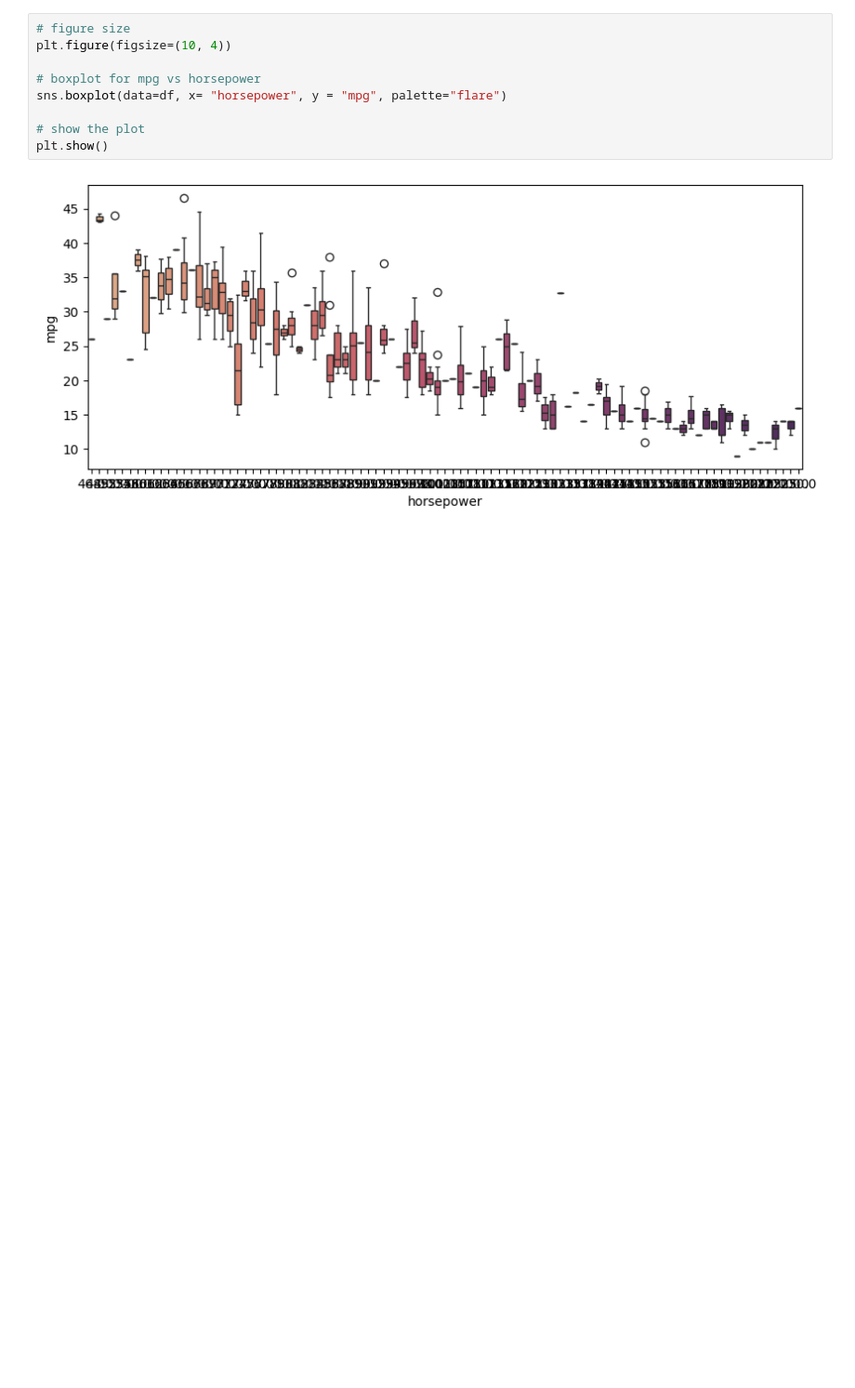
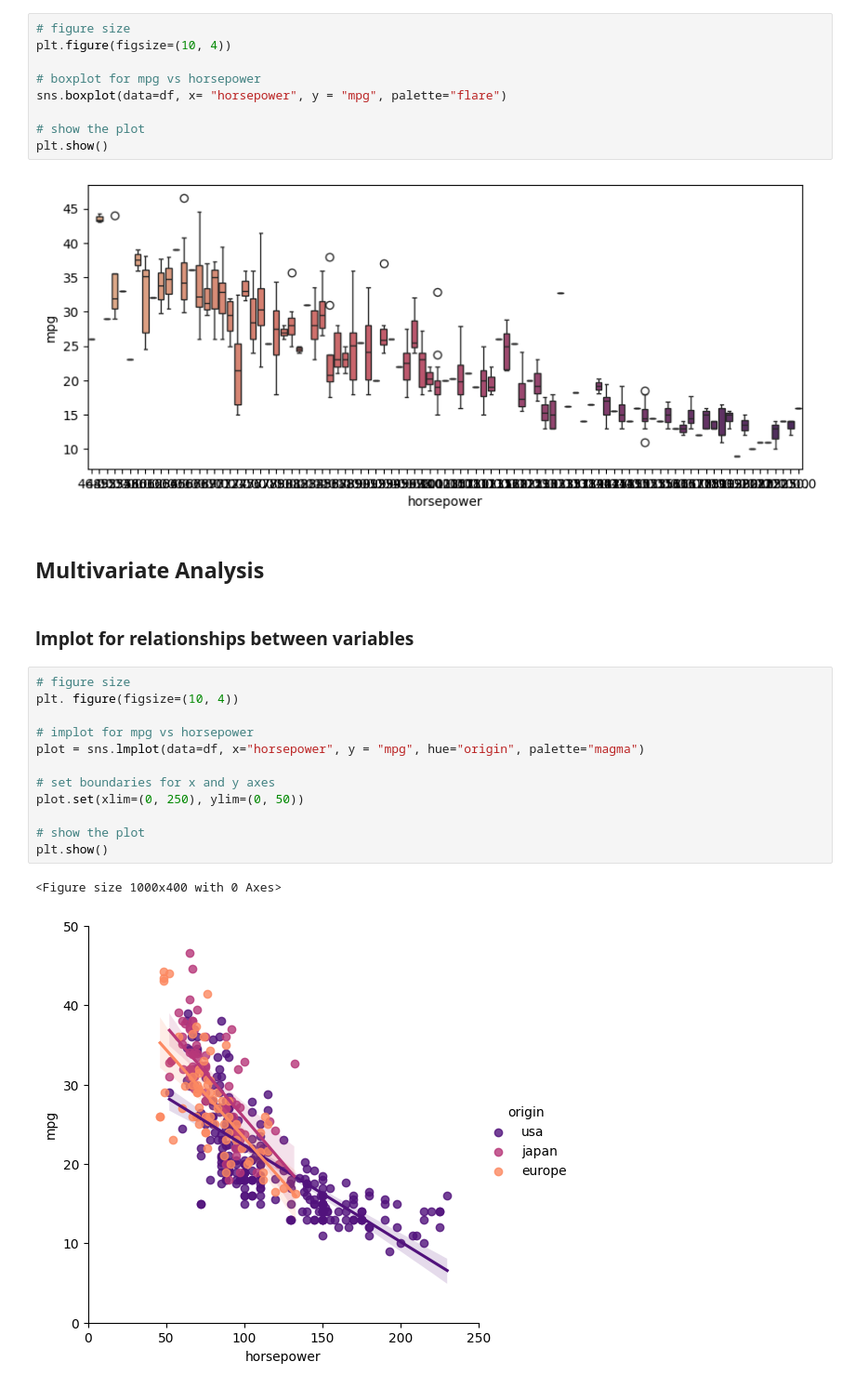
Before and after one commit to tshihab07/MPG-Forecasting-Model, a Jupyter notebook: MPG Forecasting Model.ipynb, the cells around one changed output. Shown at 93% size. Cells and saved outputs as stored; diff of their text form; blank space fills up the shorter version.

Commit message:
Add multivariate analytical graphs in different origins for mpg vs other variables using implot

```diff
--- a/MPG Forecasting Model.ipynb
+++ b/MPG Forecasting Model.ipynb
@@ -255,3 +255,22 @@ sns.boxplot(data=df, x= "horsepower", y = "mpg", palette="flare")
 plt.show()
 # %% [output]
 [figure]
+# %% [markdown]
+## Multivariate Analysis
+# %% [markdown]
+### lmplot for relationships between variables
+# %%
+# figure size
+plt. figure(figsize=(10, 4))
+
+# implot for mpg vs horsepower
+plot = sns.lmplot(data=df, x="horsepower", y = "mpg", hue="origin", palette="magma")
+
+# set boundaries for x and y axes
+plot.set(xlim=(0, 250), ylim=(0, 50))
+
+# show the plot
+plt.show()
+# %% [output]
+<Figure size 1000x400 with 0 Axes>
+[figure, added]
```
Also changed, not shown: parts of 3 cells of this notebook.
